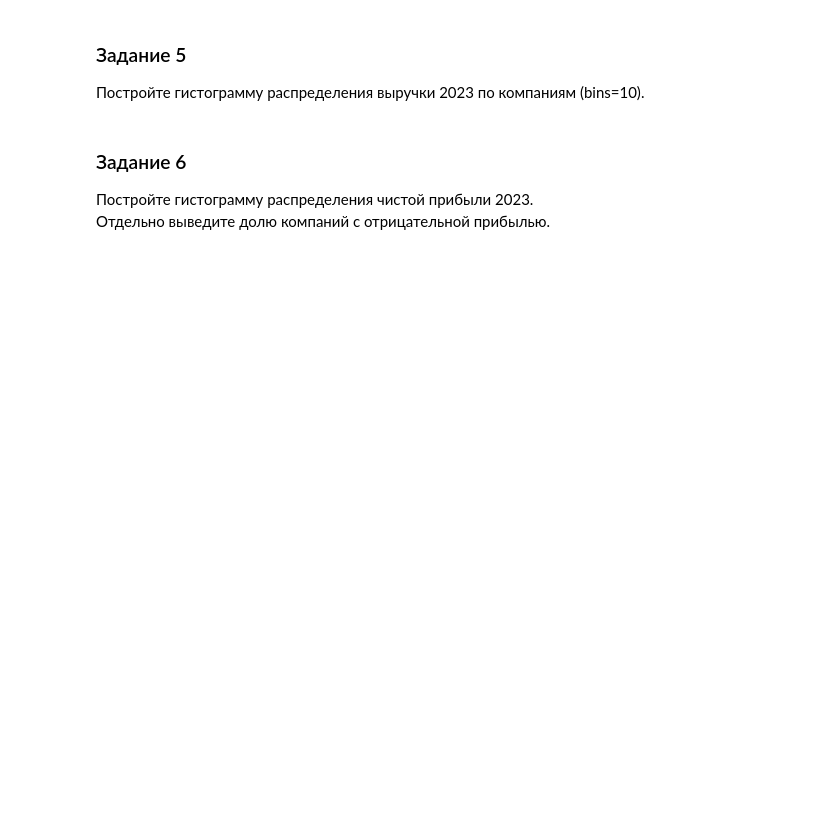
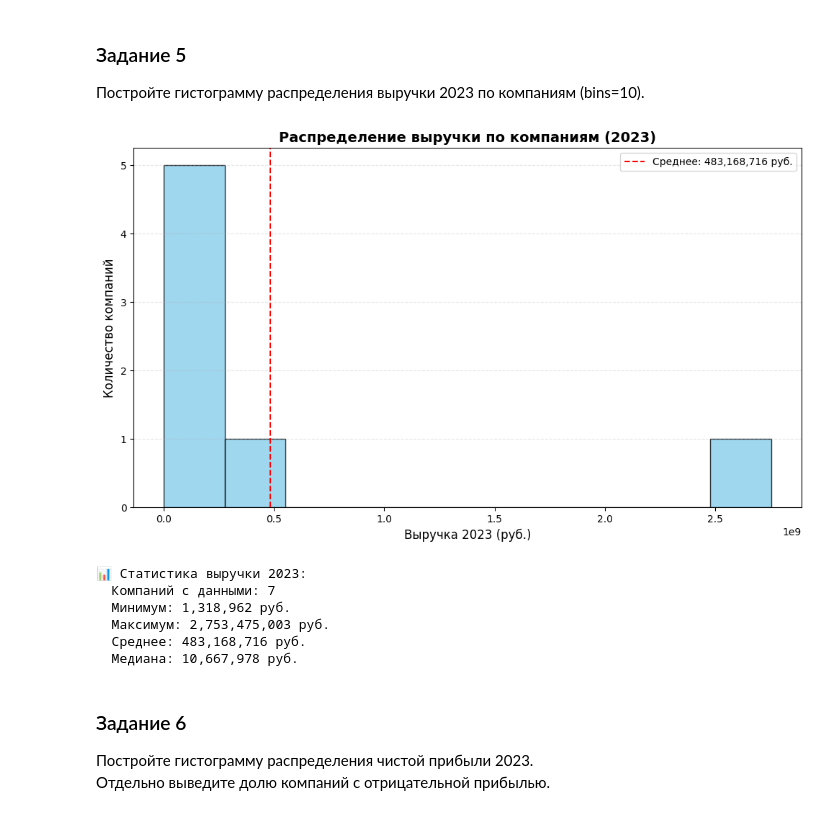
Before and after one commit to Prashkov1ch/python-ai-Prashkovich-Anna, a Jupyter notebook: Копия_Lab03_Economists_Student.ipynb, the cells around one changed output. Cells and saved outputs as stored; diff of their text form; code cells hidden in the pictures; blank space fills up the shorter version.

```diff
--- a/Копия_Lab03_Economists_Student.ipynb
+++ b/Копия_Lab03_Economists_Student.ipynb
@@ -182,3 +349,65 @@ ValueError: Invalid format specifier ',+,.0f' for object of type 'float'
+# %%
+# Задание 5: Гистограмма распределения выручки 2023 по компаниям
+
+# 1. Импортируем matplotlib для построения графиков
+import matplotlib.pyplot as plt
+
+# 2. Извлекаем выручку за 2023 год (столбец с индексом 1)
+revenue_2023 = revenue[:, 1]
+
+# 3. Удаляем NaN значения для корректного построения гистограммы
+# np.isnan() возвращает True для пропущенных значений
+# ~ означает логическое НЕ, поэтому ~np.isnan() = "не является пропуском"
+revenue_valid = revenue_2023[~np.isnan(revenue_2023)]
+
+# 4. Создаём фигуру с подходящим размером
+plt.figure(figsize=(10, 6))
+
+# 5. Строим гистограмму
+# revenue_valid — данные для построения
+# bins=10 — разбиваем диапазон значений на 10 интервалов
+# color='skyblue' — цвет столбцов
+# edgecolor='black' — чёрная обводка столбцов для лучшей видимости
+# alpha=0.8 — небольшая прозрачность
+plt.hist(revenue_valid, bins=10, color='skyblue', edgecolor='black', alpha=0.8)
+
+# 6. Добавляем подписи осей и заголовок
+plt.xlabel('Выручка 2023 (руб.)', fontsize=12)
+plt.ylabel('Количество компаний', fontsize=12)
+plt.title('Распределение выручки по компаниям (2023)', fontsize=14, fontweight='bold')
+
+# 7. Добавляем сетку по оси Y для удобства чтения
+plt.grid(axis='y', alpha=0.3, linestyle='--')
+
+# 8. Добавляем вертикальную линию среднего значения
+mean_rev = np.mean(revenue_valid)
+plt.axvline(mean_rev, color='red', linestyle='--', linewidth=1.5,
+            label=f'Среднее: {mean_rev:,.0f} руб.')
+
+# 9. Добавляем легенду
+plt.legend(fontsize=10)
+
+# 10. Оптимизируем расположение элементов
+plt.tight_layout()
+
+# 11. Показываем график
+plt.show()
+
+# 12. Выводим статистику для справки
+print("📊 Статистика выручки 2023:")
+print(f"  Компаний с данными: {len(revenue_valid)}")
+print(f"  Минимум: {np.min(revenue_valid):,.0f} руб.")
+print(f"  Максимум: {np.max(revenue_valid):,.0f} руб.")
+print(f"  Среднее: {np.mean(revenue_valid):,.0f} руб.")
+print(f"  Медиана: {np.median(revenue_valid):,.0f} руб.")
+# %% [output]
+[figure, added]
+📊 Статистика выручки 2023:
+  Компаний с данными: 7
+  Минимум: 1,318,962 руб.
+  Максимум: 2,753,475,003 руб.
+  Среднее: 483,168,716 руб.
+  Медиана: 10,667,978 руб.
 # %% [markdown]
 ### Задание 6
 Постройте гистограмму распределения чистой прибыли 2023.
```
Also changed, not shown: parts of 23 cells of this notebook.
